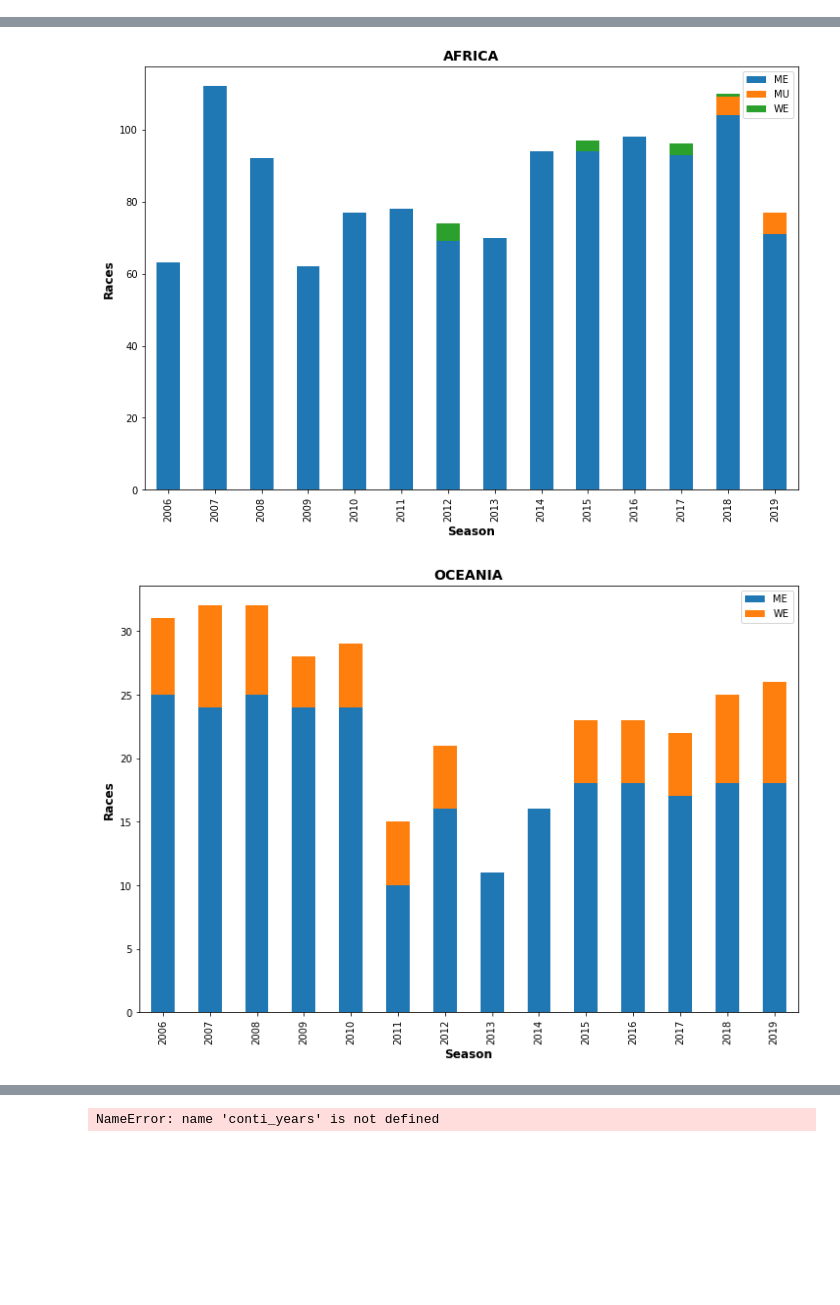
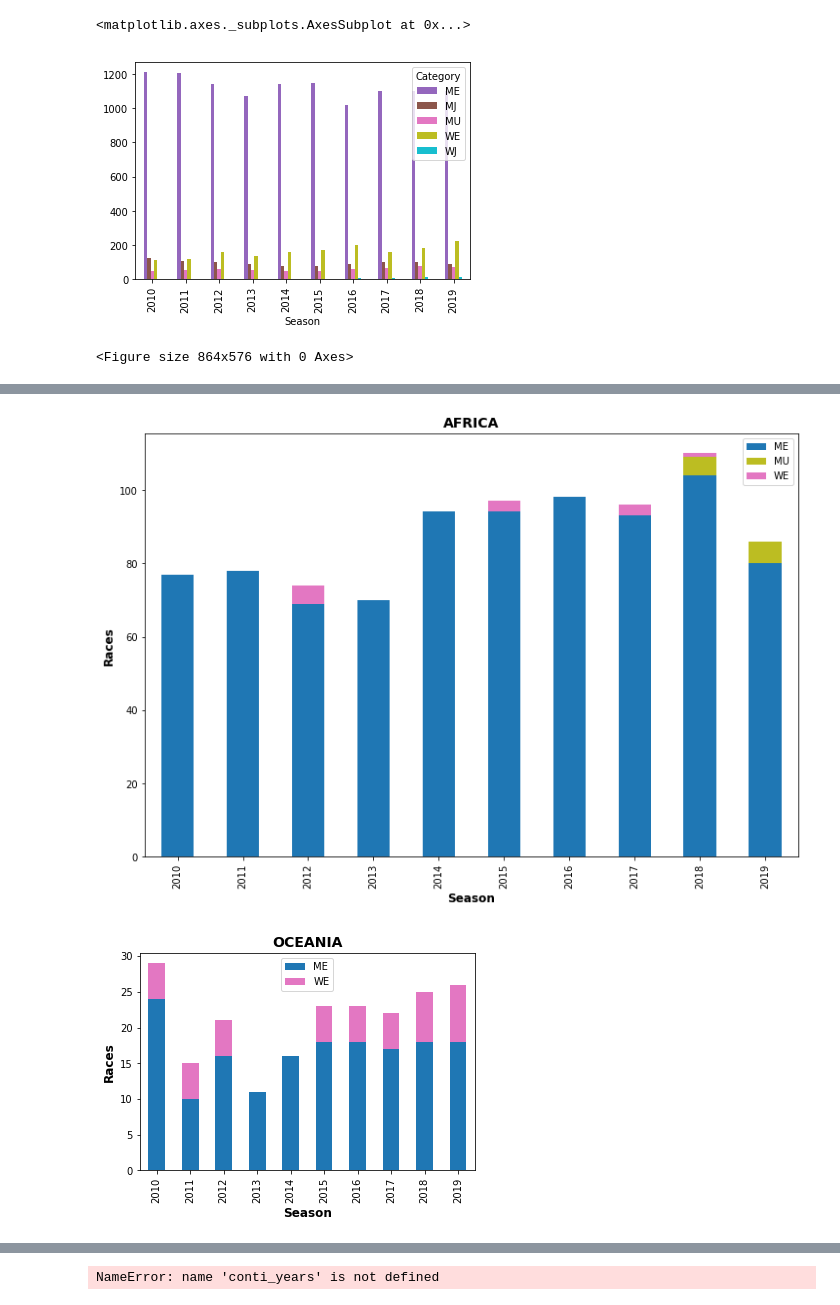
Before and after one commit to lweislo/cycling-project, a Jupyter notebook: UCI_Races_Analysis.ipynb, the cells around one changed output, grey strips where cells are left out. Saved outputs shown, nothing was run; the diff lists cells and outputs as text; code cells hidden in the pictures; blank space fills up the shorter version.

```diff
--- a/UCI_Races_Analysis.ipynb
+++ b/UCI_Races_Analysis.ipynb
@@ -12,2 +13,2 @@ import seaborn as sns
 # %%
-df = pd.read_csv('./data/cleaned_uci_data_06_19.csv')
+df = pd.read_csv('./data/cleaned_uci_data_12_19.csv')
@@ -24,6 +21,8 @@ df.head()
 | 2 | 2 | 2017-10-27 | 2017-11-05 | Tour du Faso | BURKINA FASO | ME | 2.2 | 2018 | 10.0 | BURKINA FASO | ... |
 | 3 | 3 | 2017-10-27 | 2017-11-05 | Vuelta Ciclista a Venezuela | BOLIVARIAN REPUBLIC OF VENEZUELA | ME | 2.2 | 2018 | 10.0 | BOLIVARIAN REPUBLIC OF VENEZUELA | ... |
 | 4 | 4 | 2017-10-28 | 2017-11-05 | Tour of Hainan | PEOPLE'S REPUBLIC OF CHINA | ME | 2.HC | 2018 | 9.0 | PEOPLE'S REPUBLIC OF CHINA | ... |
+# %%
+df = df.loc[df['Season'] > 2009]
 # %%
 # Making filtered dataframes for graphing
 me = df.loc[df['Category']=='ME'] #Elite Men
@@ -37,14 +36,29 @@ europe = df.loc[df['Continent']=='Europe']
 asia = df.loc[df['Continent']=='Asia']
 africa = df.loc[df['Continent']=='Africas']
 oceania = df.loc[df['Continent']=='Oceania']
+# %%
+all_races = df.groupby(['Season','Category']).sum()['Race_Days'].unstack(['Category'], fill_value=0)
+# stackedbar(all_races,'Year','Race Days','All Races','all_races')
+all_races
+data_files = all_races.columns
+color_list = ['tab:purple', 'tab:brown', 'tab:pink', 'tab:olive','tab:cyan','tab:orange']
+d2c = dict(zip(data_files, color_list))
+
+all_races.plot(kind='bar', color=map(d2c.get,all_races.columns))
+# %% [output]
+<matplotlib.axes._subplots.AxesSubplot at 0x...>
+[figure, added]
 # %%
 def stackedbar(df,x,y,title,outname):
-    df.plot(kind='bar',stacked=True)
+    plt.set_cmap('Set2')
     fig = plt.gcf()
     fig.set_size_inches(12, 8)
     fig.ylimit=(0,400)
     fig.xlimit=(0,30)
-    # plt.hlines(overall_mean, -1, 30, alpha=0.2, label='Overall mean', color='red')
+    data_files = all_races.columns
+    color_list = ['tab:blue', 'tab:orange', 'tab:olive', 'tab:pink','tab:cyan','tab:red']
+    d2c = dict(zip(data_files, color_list))
+    df.plot(kind='bar',stacked=True, color=map(d2c.get,df.columns))
     # Add some labels and title
     plt.xlabel(x, fontsize=12, fontweight='bold')
     plt.ylabel(y, fontsize=12, fontweight='bold')
@@ -53,7 +67,7 @@ def stackedbar(df,x,y,title,outname):
 # Save the figure
     plt.savefig(f'./graphics/{outname}.png')
 # %%
-# Graphing by Continent
+# Graphing by Category
 conti_df = [americas,europe,asia,africa,oceania]
 
 try:
@@ -61,10 +75,11 @@ try:
         x = 'Season'
         y = 'Races'
         title = item.continent.min()
-        file = 'Filename_' + str(title)
+        file = 'Continent_' + str(title)
         pdf = item.groupby(['Season','Category']).sum()['Race_Days'].unstack(['Category'], fill_value=0)
         stackedbar(pdf, x, y, title,file)
 
 except TypeError:
     print(f'No values for continent {title}')
 # %% [output]
+<Figure size 864x576 with 0 Axes>
@@ -74,3 +89,3 @@ except TypeError:
-[figure, old version]
+[figure, new version]
-[figure, old version]
+[figure, new version]
 # %%
```
Also changed, not shown: parts of 9 cells of this notebook, 32 other files.
